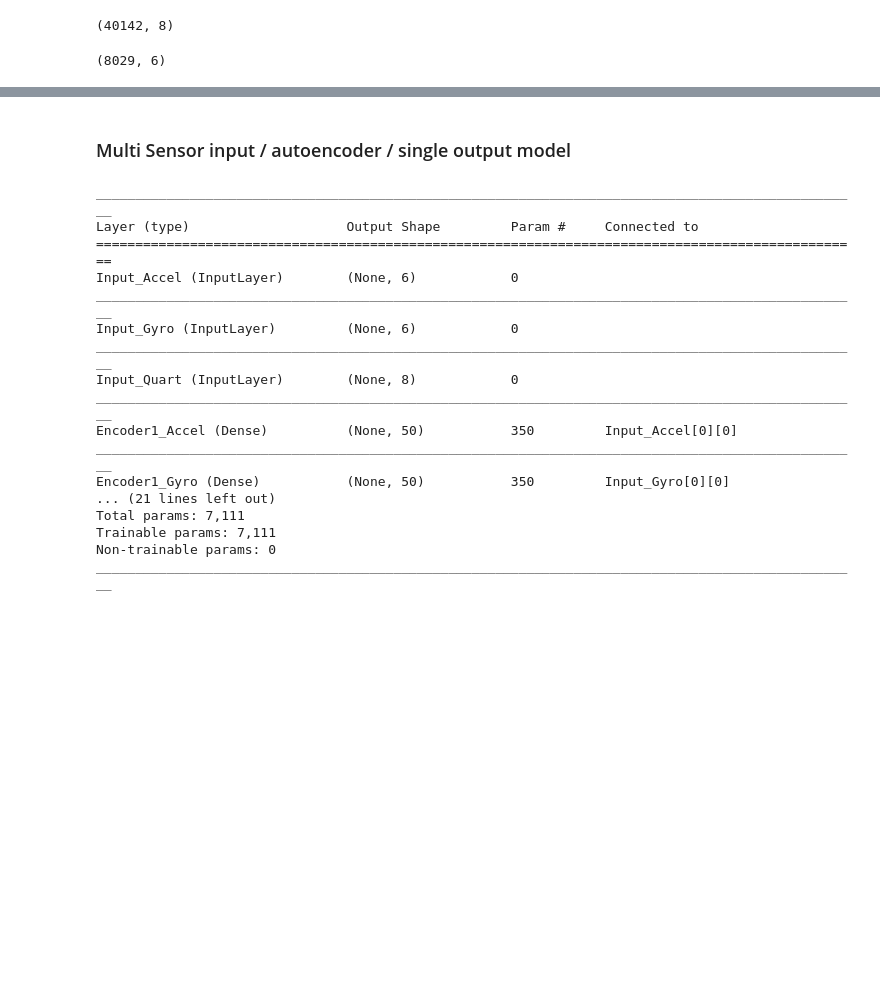
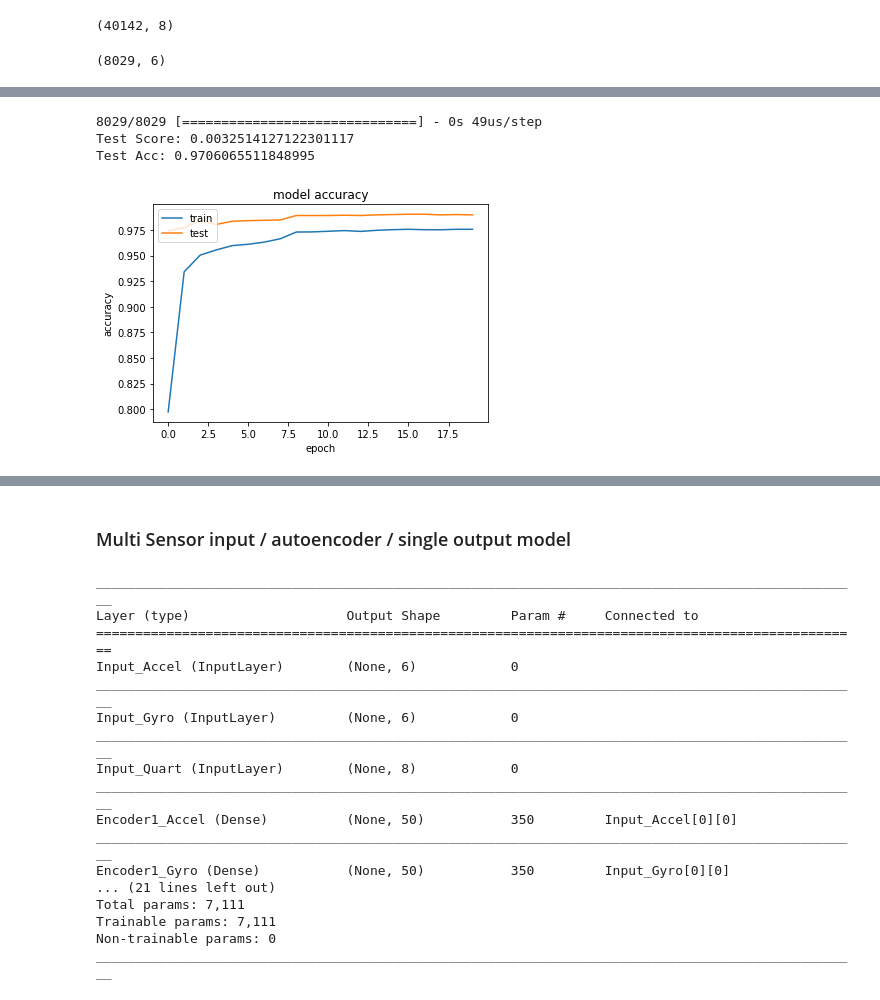
Before and after one commit to raymondng76/PRS-ISSM-2019-09-09-IS1FT-CA3, a Jupyter notebook: code/CA3.ipynb, the cells around one changed output, grey strips where cells are left out. Saved outputs shown, nothing was run; the diff lists cells and outputs as text; code cells hidden in the pictures; blank space fills up the shorter version.

```diff
--- a/code/CA3.ipynb
+++ b/code/CA3.ipynb
@@ -173,0 +231,6 @@ np.random.seed(seed)
+# %%
+bmodel.compile(optimizer='adam', metrics=['accuracy'], loss=['mean_squared_logarithmic_error'])
+# %%
+%%time
+bhistory = bmodel.fit(train_accel, train_accel,
+                    validation_split=0.1, epochs=EPOCH, batch_size=BATCH_SIZE, shuffle=True, callbacks=callbacks)
@@ -173,0 +255,20 @@ np.random.seed(seed)
+# %%
+test_predict = bmodel.predict(test_accel)
+score, acc = bmodel.evaluate(test_accel, test_accel, batch_size=32)
+print(f'Test Score: {score}')
+print(f'Test Acc: {acc}')
+# %% [output]
+8029/8029 [==============================] - 0s 49us/step
+Test Score: 0.0032514127122301117
+Test Acc: 0.9706065511848995
+# %%
+# summarize history for accuracy
+plt.plot(bhistory.history['acc'])
+plt.plot(bhistory.history['val_acc'])
+plt.title('model accuracy')
+plt.ylabel('accuracy')
+plt.xlabel('epoch')
+plt.legend(['train', 'test'], loc='upper left')
+plt.show()
+# %% [output]
+[figure, added]
```
Also changed, not shown: parts of 20 cells of this notebook.
